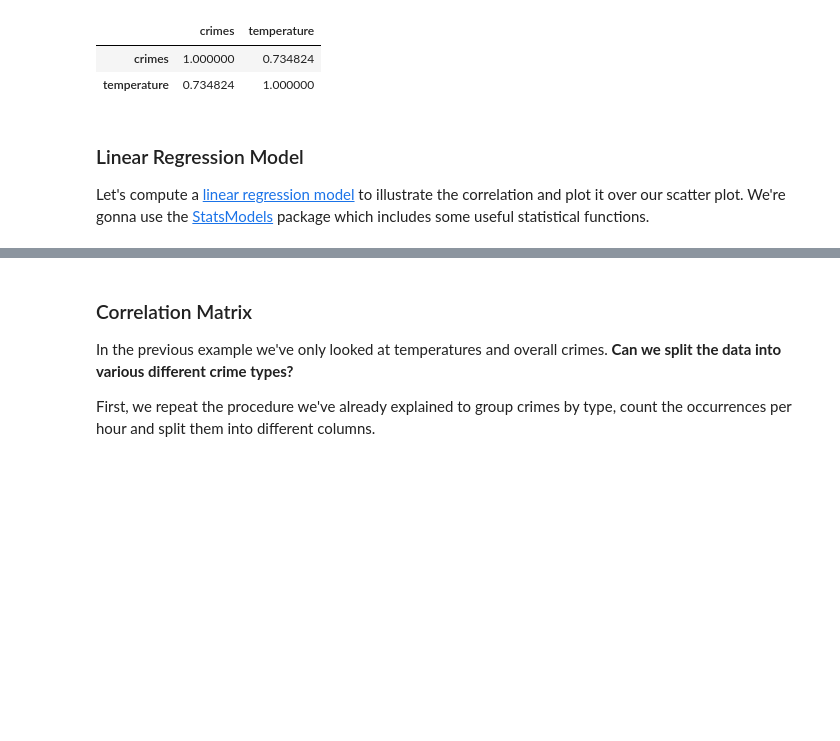
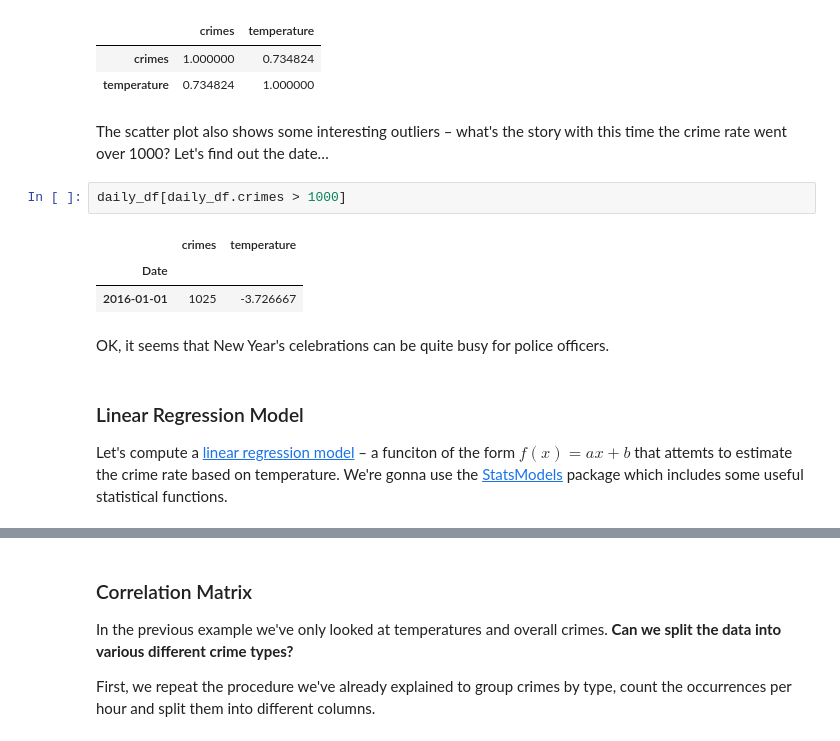
Before and after one commit to PacktPublishing/Jupyter-Notebook-for-Data-Science, a Jupyter notebook: chicago_crime_and_weather.ipynb, the cells around one changed output, grey strips where cells are left out. Saved outputs shown, nothing was run; the diff lists cells and outputs as text; blank space fills up the shorter version.

```diff
--- a/chicago_crime_and_weather.ipynb
+++ b/chicago_crime_and_weather.ipynb
@@ -172,7 +172,17 @@ daily_df.corr() # Pearson correlation by default – the standard correlation co
 |  | crimes | temperature |
 | crimes | 1.000000 | 0.734824 |
 | temperature | 0.734824 | 1.000000 |
+# %% [markdown]
+The scatter plot also shows some interesting outliers – what's the story with this time the crime rate went over 1000? Let's find out the date…
+# %%
+daily_df[daily_df.crimes > 1000]
+# %% [output]
+|  | crimes | temperature |
+| Date |  |  |
+| 2016-01-01 | 1025 | -3.726667 |
+# %% [markdown]
+OK, it seems that New Year's celebrations can be quite busy for police officers.
 # %% [markdown]
 ### Linear Regression Model
 
-Let's compute a [linear regression model](https://en.wikipedia.org/wiki/Linear_regression) to illustrate the correlation and plot it over our scatter plot. We're gonna use the [StatsModels](https://www.statsmodels.org/dev/index.html) package which includes some useful statistical functions.
+Let's compute a [linear regression model](https://en.wikipedia.org/wiki/Linear_regression) – a funciton of the form $f(x) = ax + b$ that attemts to estimate the crime rate based on temperature. We're gonna use the [StatsModels](https://www.statsmodels.org/dev/index.html) package which includes some useful statistical functions.
```
Also changed, not shown: parts of 6 cells of this notebook.
